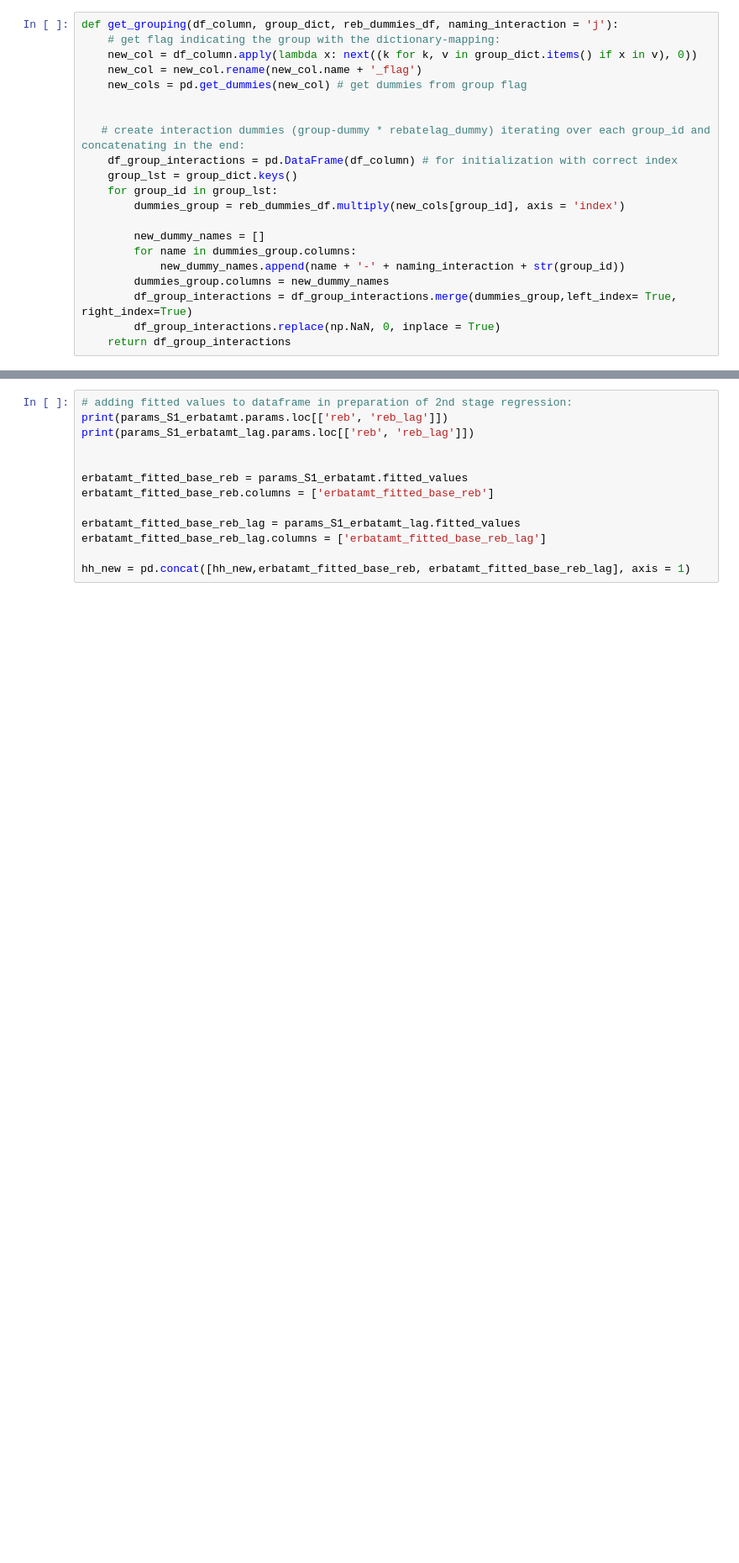
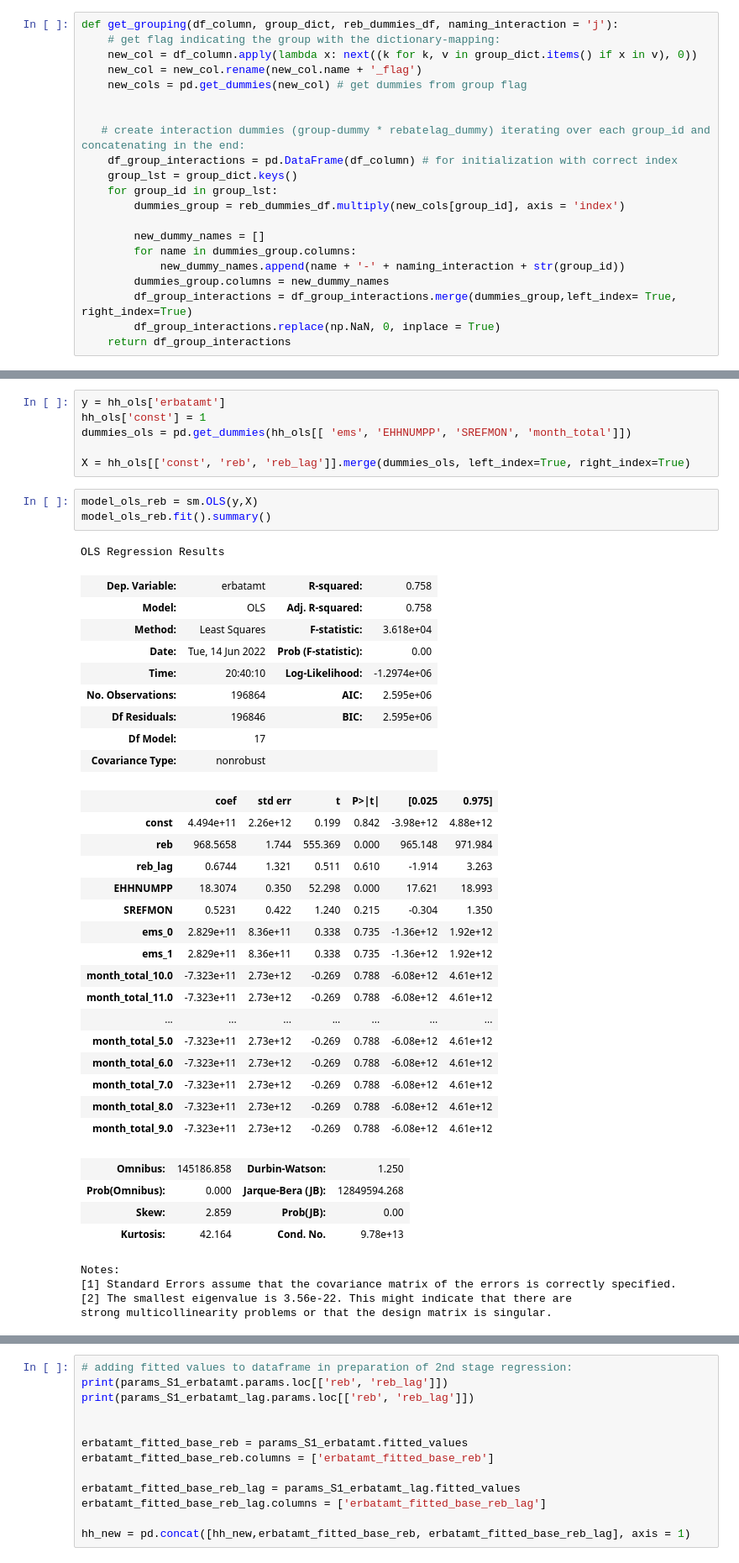
Before and after one commit to MaxDerWeber/MasterThesis, a Jupyter notebook: Analysis.ipynb, the cells around one changed output, grey strips where cells are left out. Shown at 84% size. Saved outputs shown, nothing was run; the diff lists cells and outputs as text; blank space fills up the shorter version.

```diff
--- a/Analysis.ipynb
+++ b/Analysis.ipynb
@@ -167,0 +182,44 @@ id: 0x7fe2511969d0
+# %%
+y = hh_ols['erbatamt']
+hh_ols['const'] = 1
+dummies_ols = pd.get_dummies(hh_ols[[ 'ems', 'EHHNUMPP', 'SREFMON', 'month_total']])
+
+X = hh_ols[['const', 'reb', 'reb_lag']].merge(dummies_ols, left_index=True, right_index=True)
+# %%
+model_ols_reb = sm.OLS(y,X)
+model_ols_reb.fit().summary()
+# %% [output]
+OLS Regression Results
+| Dep. Variable: | erbatamt | R-squared: | 0.758 |
+| Model: | OLS | Adj. R-squared: | 0.758 |
+| Method: | Least Squares | F-statistic: | 3.618e+04 |
+| Date: | Tue, 14 Jun 2022 | Prob (F-statistic): | 0.00 |
+| Time: | 20:40:10 | Log-Likelihood: | -1.2974e+06 |
+| No. Observations: | 196864 | AIC: | 2.595e+06 |
+| Df Residuals: | 196846 | BIC: | 2.595e+06 |
+| Df Model: | 17 |  |  |
+| Covariance Type: | nonrobust |  |  |
+|  | coef | std err | t | P>|t| | [0.025 | 0.975] |
+| const | 4.494e+11 | 2.26e+12 | 0.199 | 0.842 | -3.98e+12 | 4.88e+12 |
+| reb | 968.5658 | 1.744 | 555.369 | 0.000 | 965.148 | 971.984 |
+| reb_lag | 0.6744 | 1.321 | 0.511 | 0.610 | -1.914 | 3.263 |
+| EHHNUMPP | 18.3074 | 0.350 | 52.298 | 0.000 | 17.621 | 18.993 |
+| SREFMON | 0.5231 | 0.422 | 1.240 | 0.215 | -0.304 | 1.350 |
+| ems_0 | 2.829e+11 | 8.36e+11 | 0.338 | 0.735 | -1.36e+12 | 1.92e+12 |
+| ems_1 | 2.829e+11 | 8.36e+11 | 0.338 | 0.735 | -1.36e+12 | 1.92e+12 |
+| month_total_10.0 | -7.323e+11 | 2.73e+12 | -0.269 | 0.788 | -6.08e+12 | 4.61e+12 |
+| month_total_11.0 | -7.323e+11 | 2.73e+12 | -0.269 | 0.788 | -6.08e+12 | 4.61e+12 |
+| ... | ... | ... | ... | ... | ... | ... |
+| month_total_5.0 | -7.323e+11 | 2.73e+12 | -0.269 | 0.788 | -6.08e+12 | 4.61e+12 |
+| month_total_6.0 | -7.323e+11 | 2.73e+12 | -0.269 | 0.788 | -6.08e+12 | 4.61e+12 |
+| month_total_7.0 | -7.323e+11 | 2.73e+12 | -0.269 | 0.788 | -6.08e+12 | 4.61e+12 |
+| month_total_8.0 | -7.323e+11 | 2.73e+12 | -0.269 | 0.788 | -6.08e+12 | 4.61e+12 |
+| month_total_9.0 | -7.323e+11 | 2.73e+12 | -0.269 | 0.788 | -6.08e+12 | 4.61e+12 |
+| Omnibus: | 145186.858 | Durbin-Watson: | 1.250 |
+| Prob(Omnibus): | 0.000 | Jarque-Bera (JB): | 12849594.268 |
+| Skew: | 2.859 | Prob(JB): | 0.00 |
+| Kurtosis: | 42.164 | Cond. No. | 9.78e+13 |
+Notes:
+[1] Standard Errors assume that the covariance matrix of the errors is correctly specified.
+[2] The smallest eigenvalue is 3.56e-22. This might indicate that there are
+strong multicollinearity problems or that the design matrix is singular.
```
Also changed, not shown: parts of 21 cells of this notebook, 2 other files.
